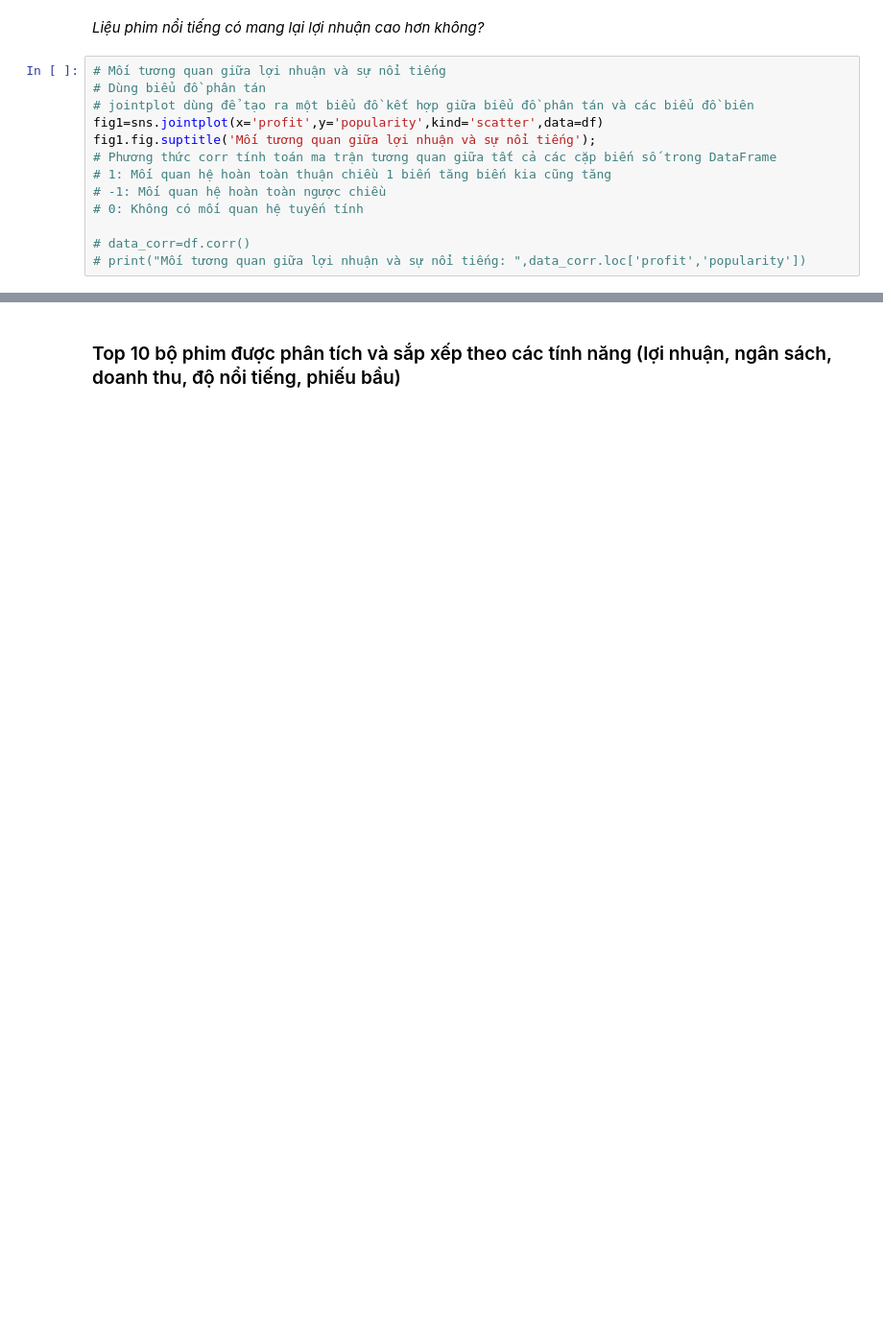
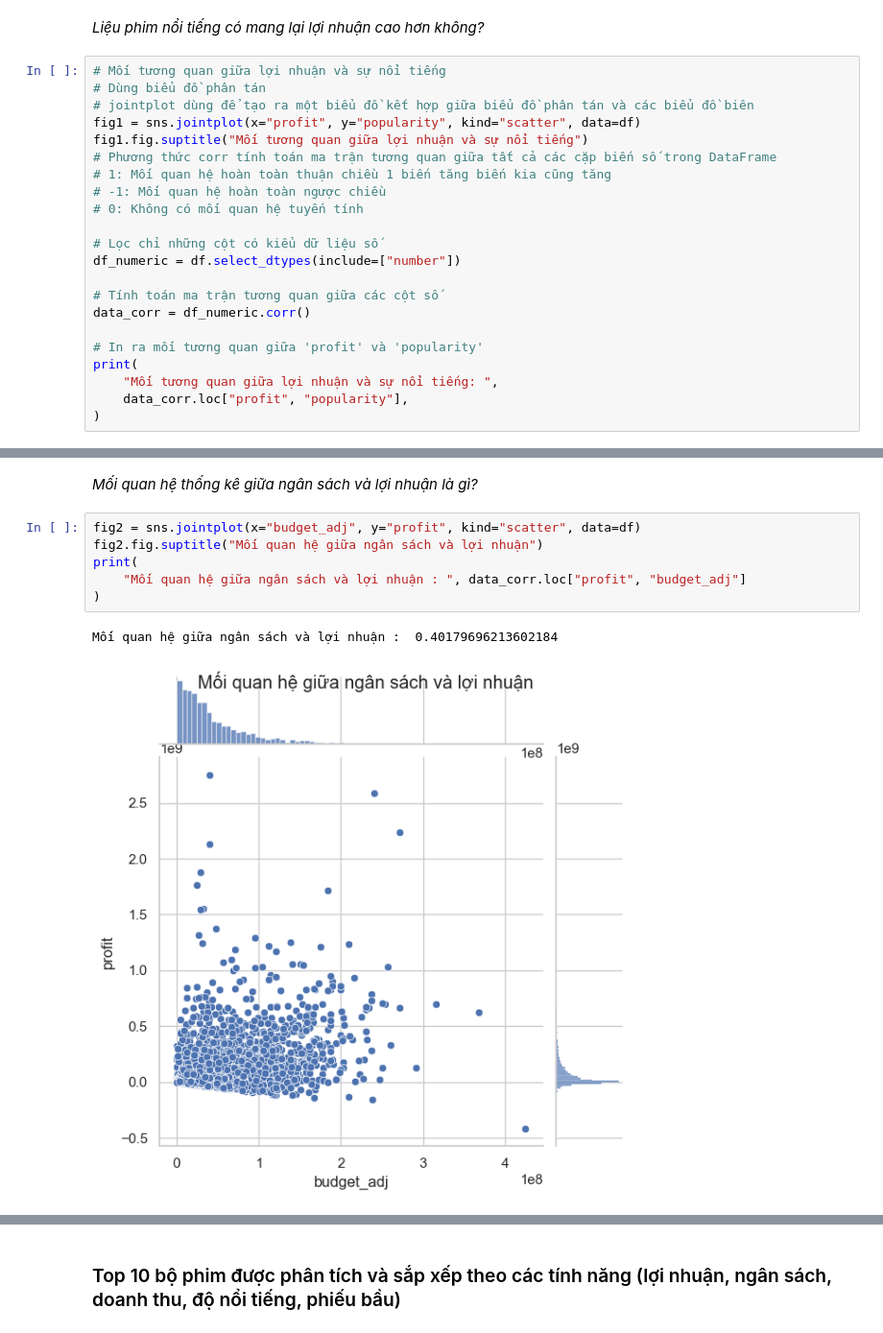
Before and after one commit to Nnguyen-dev2805/PYTHON_FinalProject, a Jupyter notebook: report.ipynb, the cells around one changed output, grey strips where cells are left out. Shown: that part at 96% size. Cells and saved outputs as stored; diff of their text form; blank space fills up the shorter version.

```diff
--- a/report.ipynb
+++ b/report.ipynb
@@ -411,13 +453,22 @@ profit_permonth_bar.set_xticklabels(month_list,rotation=90,size=14);
 # Mối tương quan giữa lợi nhuận và sự nổi tiếng
 # Dùng biểu đồ phân tán
 # jointplot dùng để tạo ra một biểu đồ kết hợp giữa biểu đồ phân tán và các biểu đồ biên
-fig1=sns.jointplot(x='profit',y='popularity',kind='scatter',data=df)
-fig1.fig.suptitle('Mối tương quan giữa lợi nhuận và sự nổi tiếng');
+fig1 = sns.jointplot(x="profit", y="popularity", kind="scatter", data=df)
+fig1.fig.suptitle("Mối tương quan giữa lợi nhuận và sự nổi tiếng")
 # Phương thức corr tính toán ma trận tương quan giữa tất cả các cặp biến số trong DataFrame
 # 1: Mối quan hệ hoàn toàn thuận chiều 1 biến tăng biến kia cũng tăng
 # -1: Mối quan hệ hoàn toàn ngược chiều
 # 0: Không có mối quan hệ tuyến tính
 
-# data_corr=df.corr()
-# print("Mối tương quan giữa lợi nhuận và sự nổi tiếng: ",data_corr.loc['profit','popularity'])
+# Lọc chỉ những cột có kiểu dữ liệu số
+df_numeric = df.select_dtypes(include=["number"])
+
+# Tính toán ma trận tương quan giữa các cột số
+data_corr = df_numeric.corr()
+
+# In ra mối tương quan giữa 'profit' và 'popularity'
+print(
+    "Mối tương quan giữa lợi nhuận và sự nổi tiếng: ",
+    data_corr.loc["profit", "popularity"],
+)
 # %% [output]
@@ -424,0 +508,11 @@ fig1.fig.suptitle('Mối tương quan giữa lợi nhuận và sự nổi tiến
+# %% [markdown]
+*Mối quan hệ thống kê giữa ngân sách và lợi nhuận là gì?*
+# %%
+fig2 = sns.jointplot(x="budget_adj", y="profit", kind="scatter", data=df)
+fig2.fig.suptitle("Mối quan hệ giữa ngân sách và lợi nhuận")
+print(
+    "Mối quan hệ giữa ngân sách và lợi nhuận : ", data_corr.loc["profit", "budget_adj"]
+)
+# %% [output]
+Mối quan hệ giữa ngân sách và lợi nhuận :  0.40179696213602184
+[figure, added]
```
Also changed, not shown: parts of 21 cells of this notebook, 1 other file.
